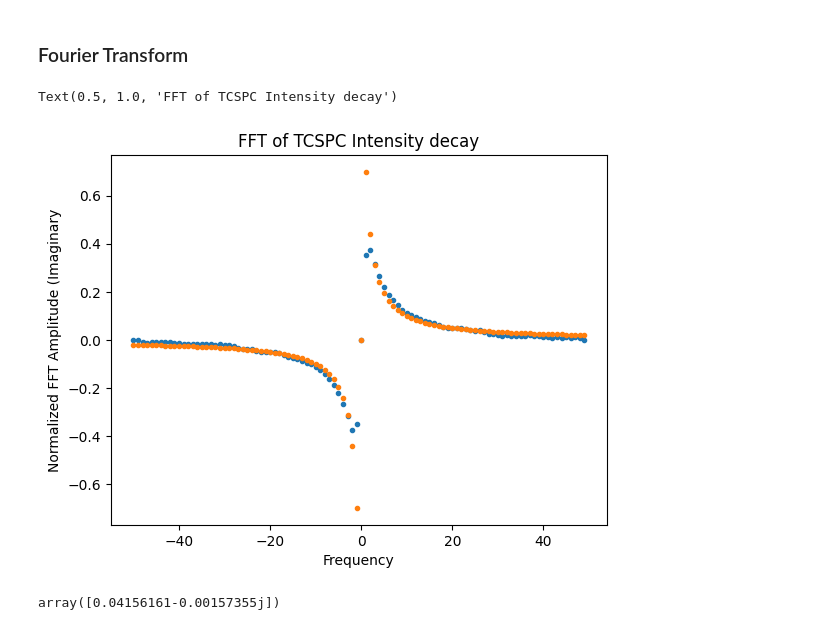
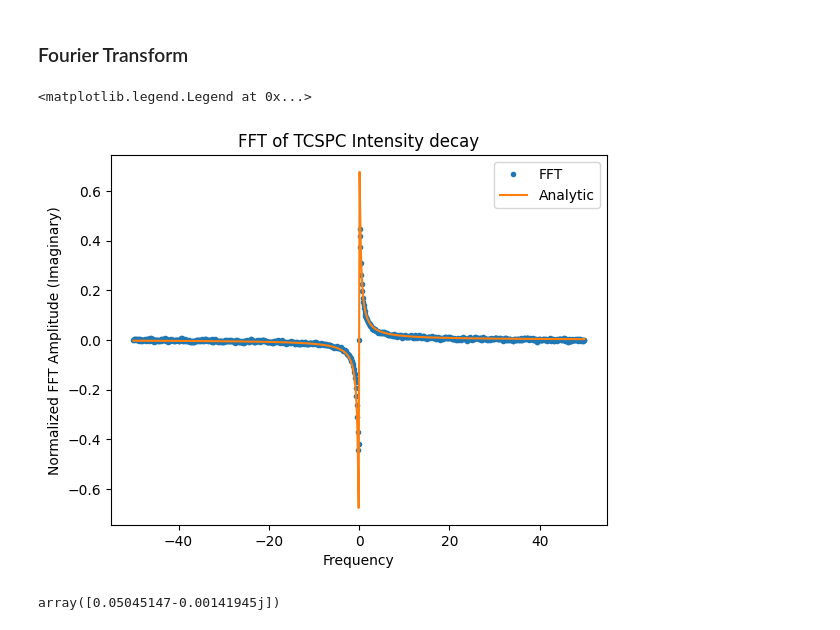
Before and after one commit to ngcnpeter/Y3_Group_Project_2B, a Jupyter notebook: TCSPC-simulation/2Bsimulation.ipynb, the cells around one changed output. Drawn from its saved outputs; the diff is of its cells as text; code cells hidden in the pictures.

```diff
--- a/TCSPC-simulation/2Bsimulation.ipynb
+++ b/TCSPC-simulation/2Bsimulation.ipynb
@@ -193,7 +193,7 @@ def simulate_multi_exponential_decay(t, decay_time_constants, amplitudes):
 # Simulation parameters
 t = np.linspace(0, 10, 1000)  # Time points
 decay_time_constants = np.array([1.0, 20]) # Decay time constants for each component
-amplitudes = np.array([0.6, 0.4])  # Amplitudes for each component
+amplitudes = np.array([0.8, 0.2])  # Amplitudes for each component
 
 N = 50000  # Number of photons to simulate
 
@@ -205,7 +205,7 @@ for _ in range(N):
     timestamps.append(timestamp)
 
 # Histogram the simulated timestamps
-counts, bins, _ = plt.hist(timestamps, bins=100, range=(0, np.max(t)))
+counts, bins, _ = plt.hist(timestamps, bins=1000, range=(0, np.max(t)))
 
 # Convert counts to photon counts per time bin
 bin_width = bins[1] - bins[0]
@@ -222,23 +222,25 @@ plt.show()
 # %% [markdown]
 ### Fourier Transform
 # %%
-freq = np.fft.fftfreq(len(counts), d=1./len(counts))
+freq = np.fft.fftfreq(len(counts), d=10/len(counts))
+w = 2*np.pi*freq
 phasor = np.fft.fft(counts)/np.sum(counts) #Fourier Transform to obtain phasor
-plt.plot(freq,-np.imag(phasor),'.')
+plt.plot(freq,-np.imag(phasor),'.',label = 'FFT')
 # plt.plot(freq, amplitudes[0]/decay_time_constants[0]**2/((freq)**2+(1/decay_time_constants[0])**2)
 # +amplitudes[1]/decay_time_constants[1]**2/((freq)**2+(1/decay_time_constants[1])**2),'.')
-plt.plot(freq, amplitudes[0]*freq/((freq)**2+(1/decay_time_constants[0])**2)
-+amplitudes[1]*freq/((freq)**2+(1/decay_time_constants[1])**2),'.')
+plt.plot(np.fft.fftshift(freq), np.fft.fftshift(amplitudes[0]*w/((w)**2+(1/decay_time_constants[0])**2)
++amplitudes[1]*w/((w)**2+(1/decay_time_constants[1])**2)),label = 'Analytic')
 plt.xlabel('Frequency')
-plt.ylabel('Normalized FFT Amplitude (Imaginary')
+plt.ylabel('Normalized FFT Amplitude (Imaginary)')
 plt.title('FFT of TCSPC Intensity decay')
+plt.legend()
 # %% [output]
-Text(0.5, 1.0, 'FFT of TCSPC Intensity decay')
+<matplotlib.legend.Legend at 0x...>
-[figure, old version]
+[figure, new version]
 # %%
 (np.fft.fft(counts)/np.sum(counts))[omega==0.48]
 # %% [output]
-array([0.04156161-0.00157355j])
+array([0.05045147-0.00141945j])
 # %%
 def phi(tau,omega):
     '''compute phi of phasor from lifetime tau and laser modulation/FT angular frequency omega'''
```
Also changed, not shown: parts of 12 cells of this notebook, 1 other file.
